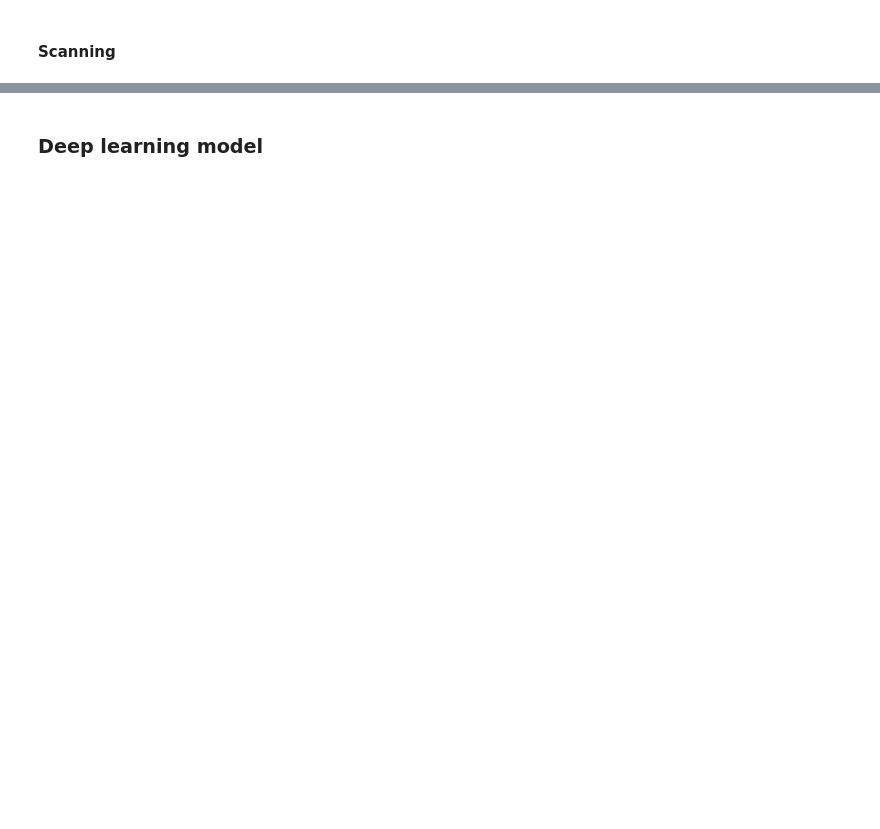
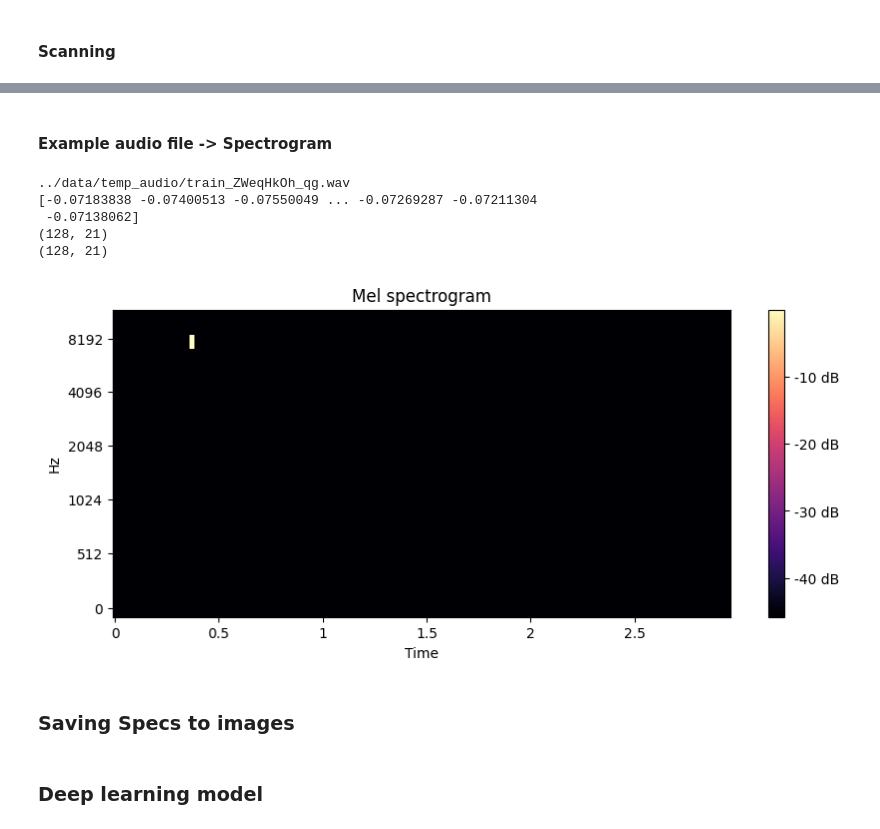
Before and after one commit to paulbridi/soundboard, a Jupyter notebook: notebooks/yt_cnn_model.ipynb, the cells around one changed output, grey strips where cells are left out. Drawn from its saved outputs; the diff is of its cells as text; code cells hidden in the pictures; blank space fills up the shorter version.

Commit message:
add audio to images, cnn model

```diff
--- a/notebooks/yt_noise_extraction.ipynb
+++ b/notebooks/yt_cnn_model.ipynb
@@ -251,3 +252,37 @@ classes
+# %% [markdown]
+#### Example audio file -> Spectrogram
+# %%
+
+# Load the audio clip and compute its Mel spectrogram
+blob = bucket.blob("train_ZWeqHkOh_qg.wav")
+local_filename = f"../data/temp_audio/train_ZWeqHkOh_qg.wav"
+blob.download_to_filename(local_filename)
+
+# Load the audio file using librosa
+audio, sr = librosa.load(local_filename, sr=44100)
+print(local_filename)
+print(audio)
+spectrogram = librosa.feature.melspectrogram(y=audio, sr=sr, n_mels=n_mels, n_fft=int(window_size * sr), hop_length=int(hop_length * sr))
+print(spectrogram.shape)
+
+# Convert the spectrogram to decibels
+log_spectrogram = librosa.power_to_db(spectrogram, ref=np.max)
+print(log_spectrogram.shape)
+# %% [output]
+../data/temp_audio/train_ZWeqHkOh_qg.wav
+[-0.07183838 -0.07400513 -0.07550049 ... -0.07269287 -0.07211304
+ -0.07138062]
+(128, 21)
+(128, 21)
+# %%
+# Display spectrogram
+plt.figure(figsize=(10, 4))
+librosa.display.specshow(librosa.power_to_db(log_spectrogram.T, ref=np.max), y_axis='mel', x_axis='time')
+plt.colorbar(format='%+2.0f dB')
+plt.title('Mel spectrogram')
+plt.show()
+# %% [output]
+[figure, added]
 # %%
 # Define the function for generating a batch of spectrograms and labels
 def generate_batch(batch_size):
@@ -289,3 +323,5 @@ def generate_batch(batch_size):
     batch_labels = np.array(batch_labels)
 
     return batch_data, batch_labels
+# %% [markdown]
+### Saving Specs to images
```
Also changed, not shown: parts of 19 cells of this notebook.
